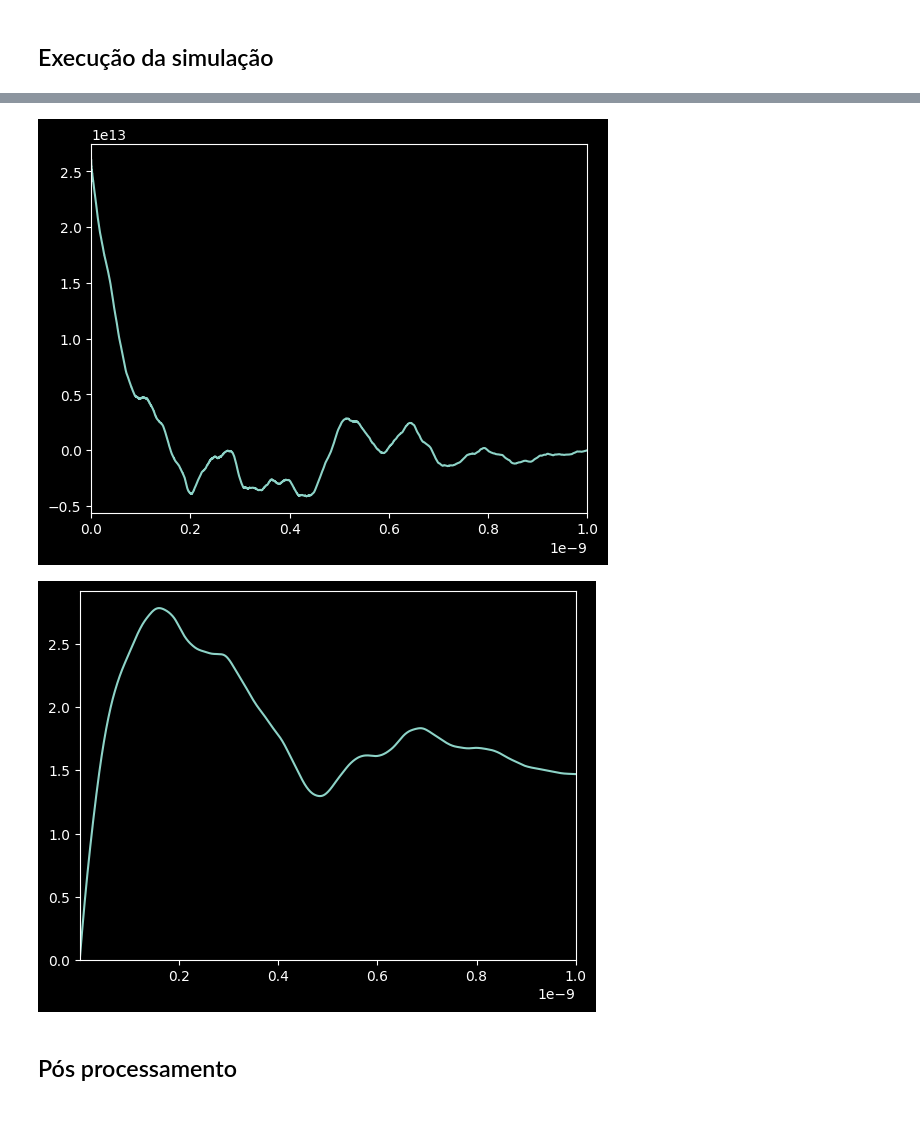
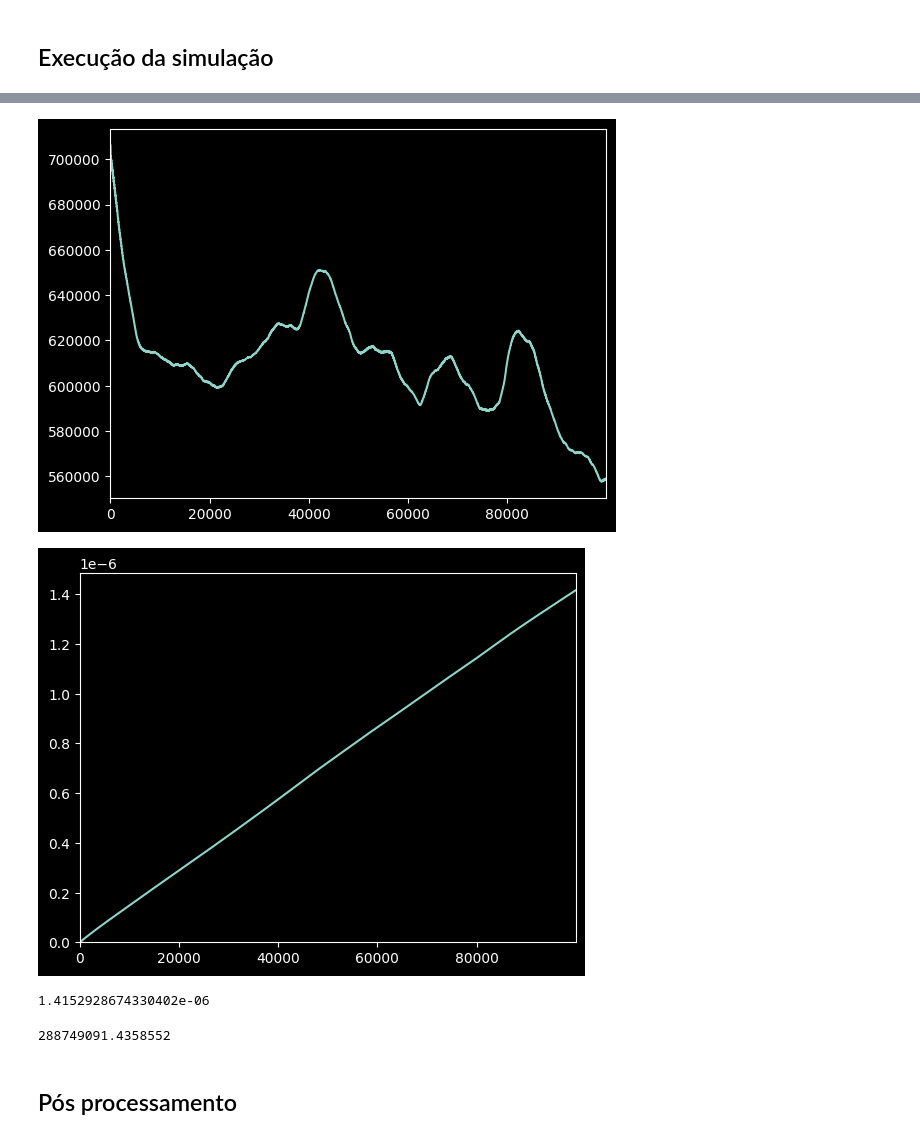
Before and after one commit to gpbraun/transportmd, a Jupyter notebook: presentation/green_kubo/green_kubo.ipynb, the cells around one changed output, grey strips where cells are left out. Saved outputs shown, nothing was run; the diff lists cells and outputs as text; code cells hidden in the pictures.

```diff
--- a/presentation/green_kubo/green_kubo.ipynb
+++ b/presentation/green_kubo/green_kubo.ipynb
@@ -177,33 +192,50 @@ plt.show()
-# %%
-def autocorrelation(time_series):
-    n = len(time_series)
-
-    # Perform the autocorrelation calculation
-    # full correlation to cover all lags
-    autocorr = signal.correlate(time_series, time_series, mode="full")
-    # Keep only the second half (positive lags)
-    autocorr = autocorr[n - 1 :]
-
-    return autocorr
+# %%
+def autocorrelation(data):
+    steps = data.shape[0]
+    lag = steps // 2
+
+    # Nearest size with power of 2 (for efficiency) to zero-pad the input data
+    size = 2 ** np.ceil(np.log2(2 * steps - 1)).astype("int")
+
+    # Compute the FFT
+    FFT = np.fft.fft(data, size)
+
+    # Get the power spectrum
+    PWR = FFT.conjugate() * FFT
+
+    # Calculate the auto-correlation from inverse FFT of the power spectrum
+    COR = np.fft.ifft(PWR)[:steps].real
+
+    autocorrelation = COR / np.arange(steps, 0, -1)
+
+    return autocorrelation[:lag]
 # %%
 Pxy_corr = autocorrelation(Pxy)
 
-plt.plot(time, Pxy_corr)
+plt.plot(Pxy_corr)
 
 plt.margins(x=0)
 plt.show()
 # %% [output]
-[figure, old version]
+[figure, new version]
 # %%
-integral = integrate.cumulative_trapezoid(y=Pxy_corr, x=time)
+integral = integrate.cumulative_trapezoid(y=Pxy_corr, dx=dt)
 viscosity = integral * L**3 / (Boltzmann * T)
 
-plt.plot(time[1:], viscosity)
+plt.plot(viscosity)
 
 plt.margins(x=0)
 plt.ylim(bottom=0)
 plt.show()
 # %% [output]
-[figure, old version]
+[figure, new version]
+# %%
+print(viscosity[-1])
+# %% [output]
+1.4152928674330402e-06
+# %%
+lmp.variables["vxy"].value * L**3 / (Boltzmann * T)
+# %% [output]
+288749091.4358552
 # %% [markdown]
 ## Pós processamento
```
Also changed, not shown: parts of 8 cells of this notebook, 3 other files.
